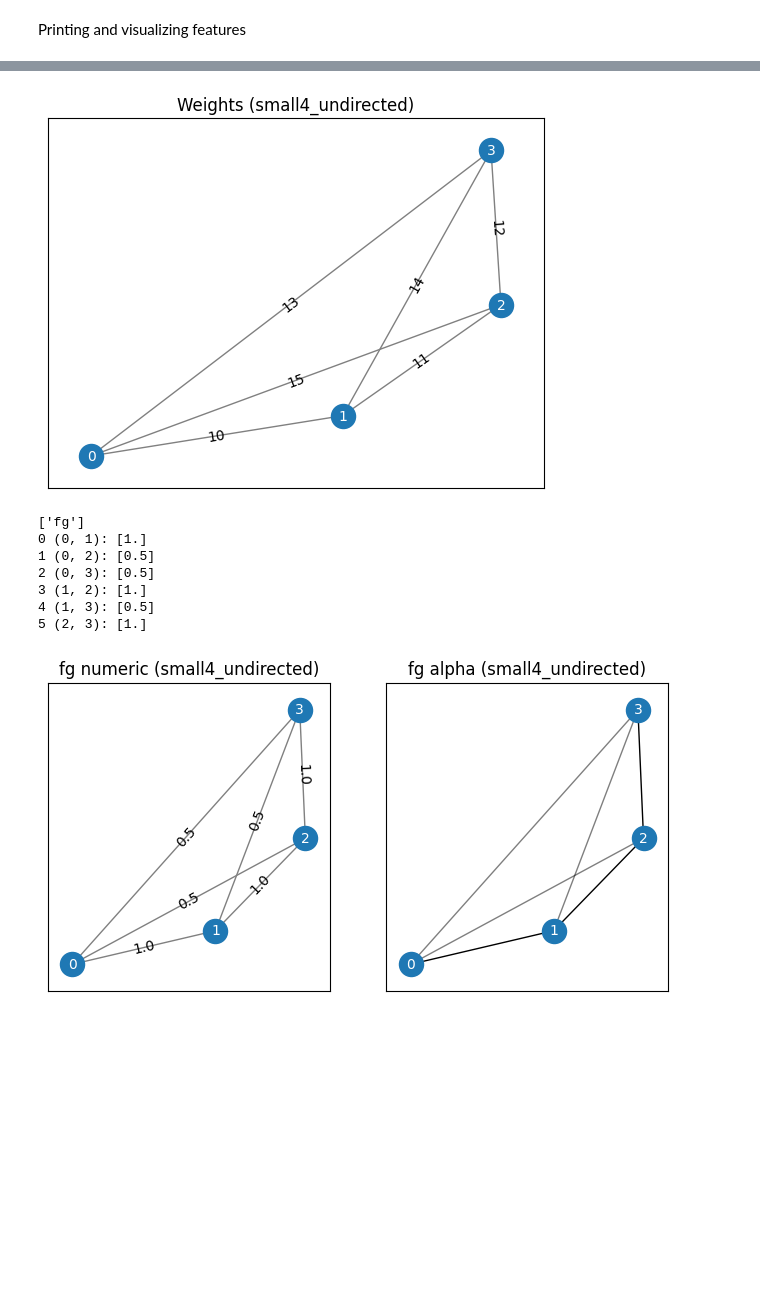
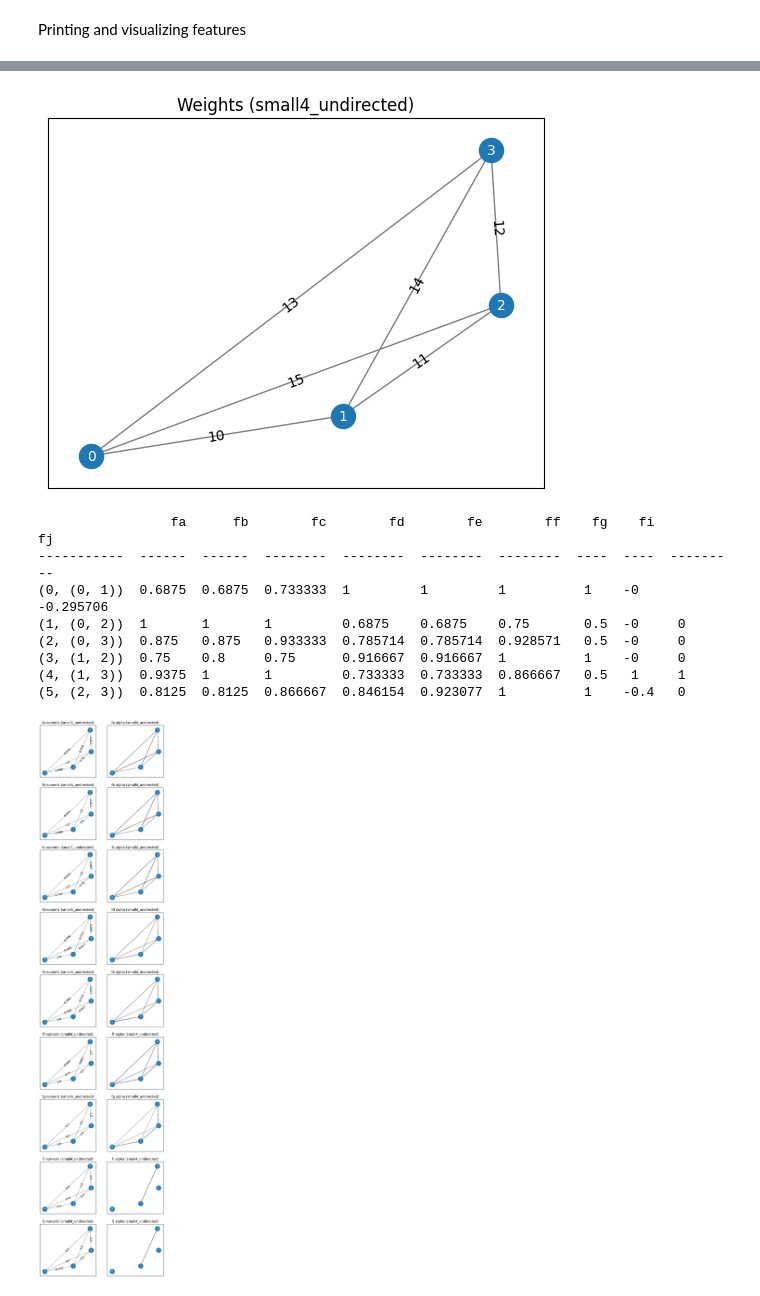
Before and after one commit to krishnabhattaram/TSPPruning, a Jupyter notebook: optlearn/extraction_demo.ipynb, the cells around one changed output, grey strips where cells are left out. Saved outputs shown, nothing was run; the diff lists cells and outputs as text; code cells hidden in the pictures; blank space fills up the shorter version.

Commit message:
Upgrade remaining packages to latest possible, pretty print features

```diff
--- a/optlearn/extraction_demo.ipynb
+++ b/optlearn/extraction_demo.ipynb
@@ -7,8 +7,8 @@ FEATURES_DIR = 'npy'
 
 # See the functions dict (line 478) in ./optlearn/optlearn/feature/features.py
 # For any feature computation function named compute_fX_edges, you can add fX here
-DESIRED_EDGE_FEATURES = ['fg']
-# DESIRED_EDGE_FEATURES = ['fa', 'fb', 'fc', 'fd', 'fe', 'ff', 'fg', 'fi', 'fj']
+# DESIRED_EDGE_FEATURES = ['fg']
+DESIRED_EDGE_FEATURES = ['fa', 'fb', 'fc', 'fd', 'fe', 'ff', 'fg', 'fi', 'fj']
 
 USE_PAPER_FG = True
 
@@ -68,13 +73,11 @@ import networkx as nx
 from optlearn.graph_utils import get_edges, get_weights
 from optlearn.io_utils import optObject
 
-# Note: We're not using optlearn.plotting.plot_graph because it isn't very
-# helpful here - it doesn't show numerical values
-from optlearn.plotting import plot_graph
 import matplotlib.pyplot as plt
 
-PYPLOT_WIDTH_INCHES = 4 * 2
-PYPLOT_HEIGHT_INCHES = 4 * len(DESIRED_EDGE_FEATURES)
+from tabulate import tabulate
+
+PYPLOT_WIDTH_INCHES, PYPLOT_HEIGHT_INCHES = 4, 4
 ARC_RADIUS = 0.15
 
 def draw_full_graph(ax=None, use_alpha=False):
@@ -86,7 +89,7 @@ def draw_full_graph(ax=None, use_alpha=False):
 		pos,
 		edge_color=('black' if use_alpha else 'grey'),
 		ax=ax,
-		alpha=(features_data[:,feature_idx] if use_alpha else 1),
+		alpha=(features_data[:,feature_idx].clip(0, 1) if use_alpha else 1),
 		connectionstyle=connectionstyle
 	)
 	if not use_alpha:
@@ -119,42 +122,49 @@ for problem_file_name in os.listdir(PROBLEMS_PATH):
 
 	labels = {}
 	for edge_idx, edge in enumerate(edges):
 		labels[edge] = weights[edge_idx]
 	draw_full_graph()
 	plt.title(f'Weights ({problem_name})')
 	plt.show()
 
 	# Based on
 	# https://networkx.org/documentation/latest/auto_examples/drawing/plot_multigraphs.html#sphx-glr-auto-examples-drawing-plot-multigraphs-py
 	fig, ax = plt.subplots(len(DESIRED_EDGE_FEATURES), 2)
 	# Standardizes ax as a 2D list
 	if len(DESIRED_EDGE_FEATURES) == 1:
 		ax = [ax]
-	print(DESIRED_EDGE_FEATURES)
-	for edge_idx, edge in enumerate(edges):
-		print(f'{edge_idx} {edge}: {features_data[edge_idx]}')
+
+	print(tabulate(
+		features_data,
+		headers=DESIRED_EDGE_FEATURES,
+		showindex=enumerate(edges)
+	))
 	for feature_idx, feature in enumerate(DESIRED_EDGE_FEATURES):
 		labels = {}
 		for edge_idx, edge in enumerate(edges):
 			labels[edge] = round(features_data[edge_idx][feature_idx], 3)
 
 		ax_numeric: plt.Axes = ax[feature_idx][0]
 		draw_full_graph(ax=ax_numeric)
 		ax_numeric.set_title(f'{feature} numeric ({problem_name})')
 
 		ax_alpha: plt.Axes = ax[feature_idx][1]
 		draw_full_graph(ax=ax_alpha, use_alpha=True)
 		ax_alpha.set_title(f'{feature} alpha ({problem_name})')
-	fig.set_size_inches(PYPLOT_WIDTH_INCHES, PYPLOT_HEIGHT_INCHES)
+	fig.set_size_inches(
+		PYPLOT_WIDTH_INCHES * 2,
+		PYPLOT_HEIGHT_INCHES * len(DESIRED_EDGE_FEATURES)
+	)
 	plt.show()
 # %% [output]
 small4_undirected.tsp:
 [figure]
-['fg']
-0 (0, 1): [1.]
-1 (0, 2): [0.5]
-2 (0, 3): [0.5]
-3 (1, 2): [1.]
-4 (1, 3): [0.5]
-5 (2, 3): [1.]
+                 fa      fb        fc        fd        fe        ff    fg    fi         fj
+-----------  ------  ------  --------  --------  --------  --------  ----  ----  ---------
+(0, (0, 1))  0.6875  0.6875  0.733333  1         1         1          1    -0    -0.295706
+(1, (0, 2))  1       1       1         0.6875    0.6875    0.75       0.5  -0     0
+(2, (0, 3))  0.875   0.875   0.933333  0.785714  0.785714  0.928571   0.5  -0     0
+(3, (1, 2))  0.75    0.8     0.75      0.916667  0.916667  1          1    -0     0
+(4, (1, 3))  0.9375  1       1         0.733333  0.733333  0.866667   0.5   1     1
+(5, (2, 3))  0.8125  0.8125  0.866667  0.846154  0.923077  1          1    -0.4   0
-[figure, old version]
+[figure, new version]
```
Also changed, not shown: parts of 1 cell of this notebook, 1 other file.
